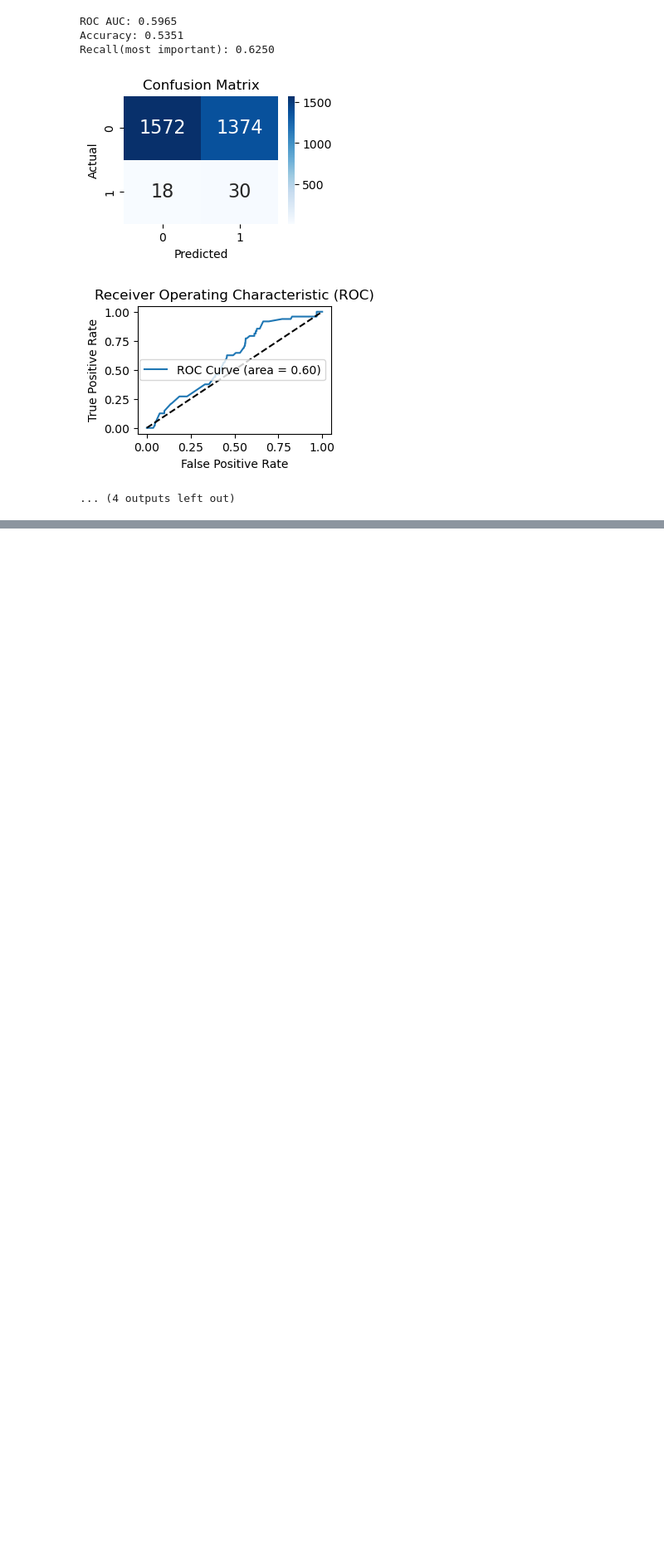
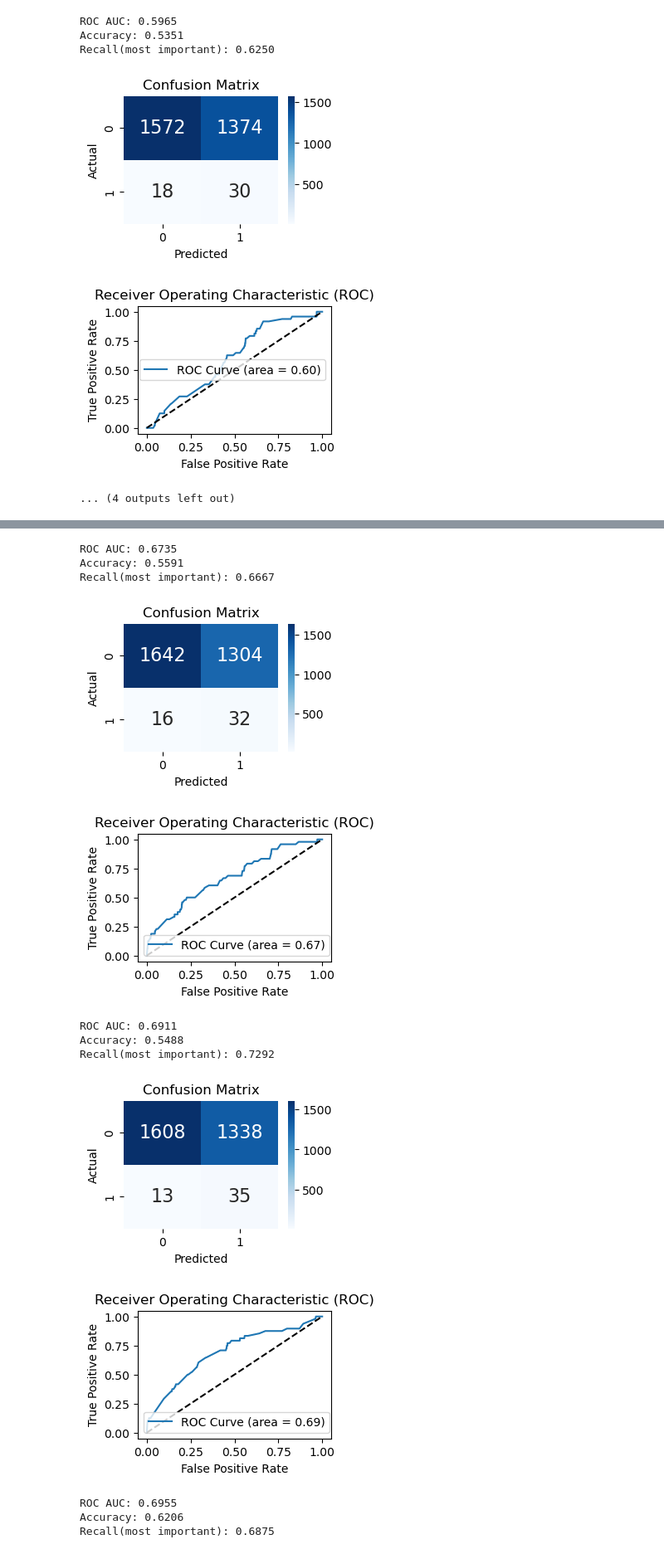
Before and after one commit to milooranm/RunningVolume_Injury, a Jupyter notebook: MVP2 notebooks/MVP2log_reg.ipynb, the cells around one changed output, grey strips where cells are left out. Shown at 83% size. Drawn from its saved outputs; the diff is of its cells as text; code cells hidden in the pictures; blank space fills up the shorter version.

Commit message:
Added experiments with splitting and cross validation
added three more attempts at improving accuracy significantly via changing some of the mechanisms of the model training.

```diff
--- a/MVP2 notebooks/MVP2log_reg.ipynb
+++ b/MVP2 notebooks/MVP2log_reg.ipynb
@@ -532,54 +543,12 @@ def getregsubset(X_train, samplesPerClass):
     healthySet   = pd.DataFrame()
     unhealthySet = pd.DataFrame()
 
-    stats = pd.DataFrame(X_train[['Athlete ID','injury']].groupby(['Athlete ID','injury']).size().reset_index(name='counts'))
-    stats = pd.DataFrame(stats[['Athlete ID']].groupby(['Athlete ID']).size().reset_index(name='counts'))
-    stats.drop(stats[stats['counts'] < 2].index, inplace=True)
-    athleteList = stats['Athlete ID'].unique()
-
-    samplesPerAthlete = int(np.floor(samplesPerClass) / len(athleteList))
-
-    for athlete in athleteList:
-        if unhealthySet.empty:
-            unhealthySet = X_train[(X_train['Athlete ID'] == athlete) & (X_train['injury'] == 0)].sample(samplesPerAthlete, replace=True)
-        else:
-            unhealthySet = pd.concat([unhealthySet, X_train[(X_train['Athlete ID'] == athlete) & (X_train['injury'] == 0)].sample(samplesPerAthlete,replace=True)], ignore_index=True)
-        if healthySet.empty:
-            healthySet = X_train[(X_train['Athlete ID'] == athlete) & (X_train['injury'] == 1)].sample(samplesPerAthlete, replace=True)
-        else:
-            healthySet = pd.concat([healthySet, X_train[(X_train['Athlete ID'] == athlete) & (X_train['injury'] == 1)].sample(samplesPerAthlete,replace=True)], ignore_index=True)
+    unhealthySet = X_train[X_train['injury'] == 0].sample(samplesPerClass, replace=True)
+    healthySet = X_train[X_train['injury'] == 1].sample(samplesPerClass, replace=True)
 
 
     regSet = pd.concat([healthySet, unhealthySet], ignore_index=True)
     return regSet
-
-def getBalancedSubset(X_train, samplesPerClass):
-    '''
-    Create a balanced subset of the data by sampling from each athlete's data.
-    '''
-    healthySet   = pd.DataFrame()
-    unhealthySet = pd.DataFrame()
-
-    stats = pd.DataFrame(X_train[['Athlete ID','injury']].groupby(['Athlete ID','injury']).size().reset_index(name='counts'))
-    stats = pd.DataFrame(stats[['Athlete ID']].groupby(['Athlete ID']).size().reset_index(name='counts'))
-    stats.drop(stats[stats['counts'] < 2].index, inplace=True)
-    athleteList = stats['Athlete ID'].unique()
-
-    samplesPerAthlete = int(np.floor(samplesPerClass) / len(athleteList))
-
-    for athlete in athleteList:
-        if unhealthySet.empty:
-            unhealthySet = X_train[(X_train['Athlete ID'] == athlete) & (X_train['injury'] == 0)].sample(samplesPerAthlete, replace=True)
-        else:
-            unhealthySet = pd.concat([unhealthySet, X_train[(X_train['Athlete ID'] == athlete) & (X_train['injury'] == 0)].sample(samplesPerAthlete,replace=True)], ignore_index=True)
-        if healthySet.empty:
-            healthySet = X_train[(X_train['Athlete ID'] == athlete) & (X_train['injury'] == 1)].sample(samplesPerAthlete, replace=True)
-        else:
-            healthySet = pd.concat([healthySet, X_train[(X_train['Athlete ID'] == athlete) & (X_train['injury'] == 1)].sample(samplesPerAthlete,replace=True)], ignore_index=True)
-
-
-    balancedSet = pd.concat([healthySet, unhealthySet], ignore_index=True)
-    return balancedSet
 
 
 def preparedata(df,test_athletes):
@@ -713,30 +682,44 @@ def main():
     Main function to run the experiments.
     '''
 
     # Load, clean, and split the data
     dfday = pd.read_csv('../data/combodf.csv')
     dfday.drop(list(dfday.filter(regex = 'perceived|sprinting|strength')), axis = 1, inplace = True)
     athletes = sorted(list(dfday['Athlete ID'].unique()))
     test_athletes = athletes[len(athletes) - 10:]
 
     # run experiments to determine the best model
     best_model = run_exps(dfday, test_athletes, n = 5, C=0.01, penalty='elasticnet', solver='saga', l1_ratio=0.5)
 
     # Save the model to a file
     # with open('../models/logistic_model.pkl', 'wb') as f:
     #    pickle.dump(best_model, f)
 
 
     # Uncomment the following lines to run additional experiments with different hyperparameters
     '''
     print("-" * 50)  # Separator for better readability
     C_values = [0.001, 0.01, 0.1, 1, 10]
     l1_ratio_values = [0.2, 0.5, 0.8]
     for C in C_values:
         for l1_ratio in l1_ratio_values:
             print(f"Running experiments with C={C}, l1_ratio={l1_ratio}, penalty='elasticnet', solver='saga', class_weight='balanced'")
             run_exps(dfday, test_athletes, n = 3, C=C, penalty='elasticnet', solver='saga', l1_ratio=l1_ratio)
             print("-" * 50)  # Separator for better readability
    '''
 
 main()
+# %% [output]
+ROC AUC: 0.6735
+Accuracy: 0.5591
+Recall(most important): 0.6667
+[figure, added]
+[figure, added]
+ROC AUC: 0.6911
+Accuracy: 0.5488
+Recall(most important): 0.7292
+[figure, added]
+[figure, added]
+ROC AUC: 0.6955
+Accuracy: 0.6206
+Recall(most important): 0.6875
```
Also changed, not shown: parts of 9 cells of this notebook.
